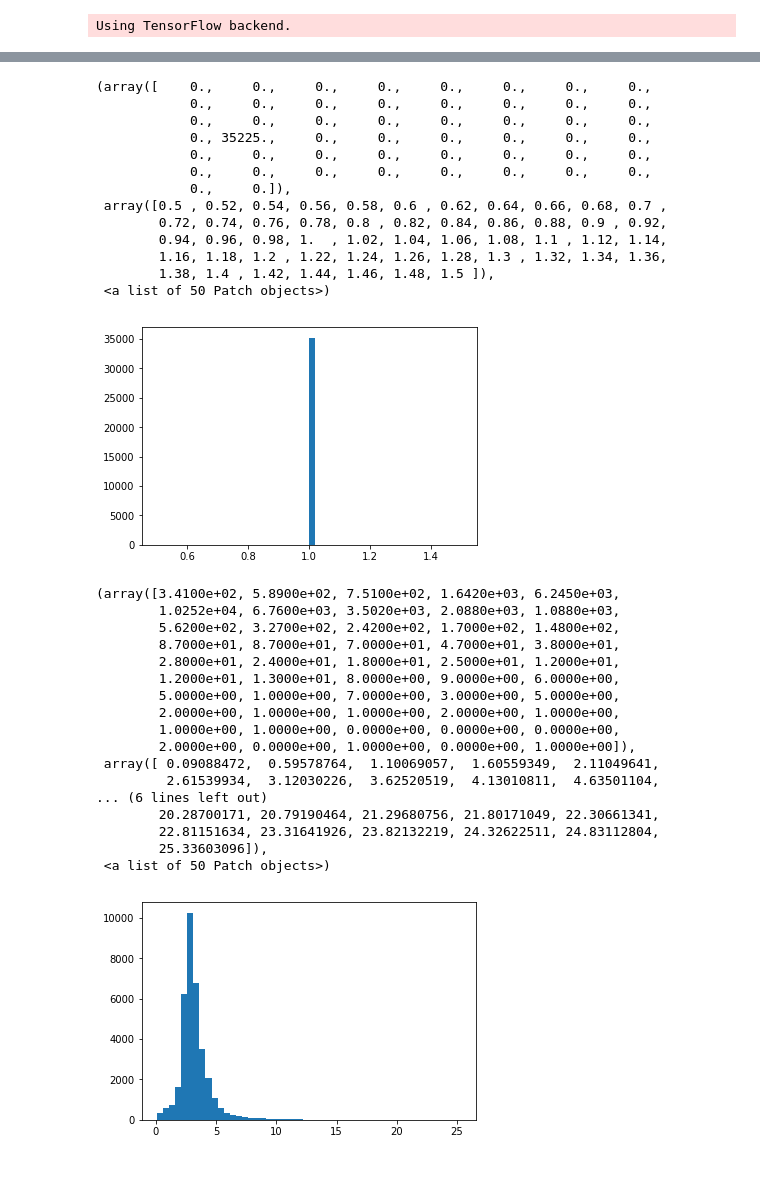
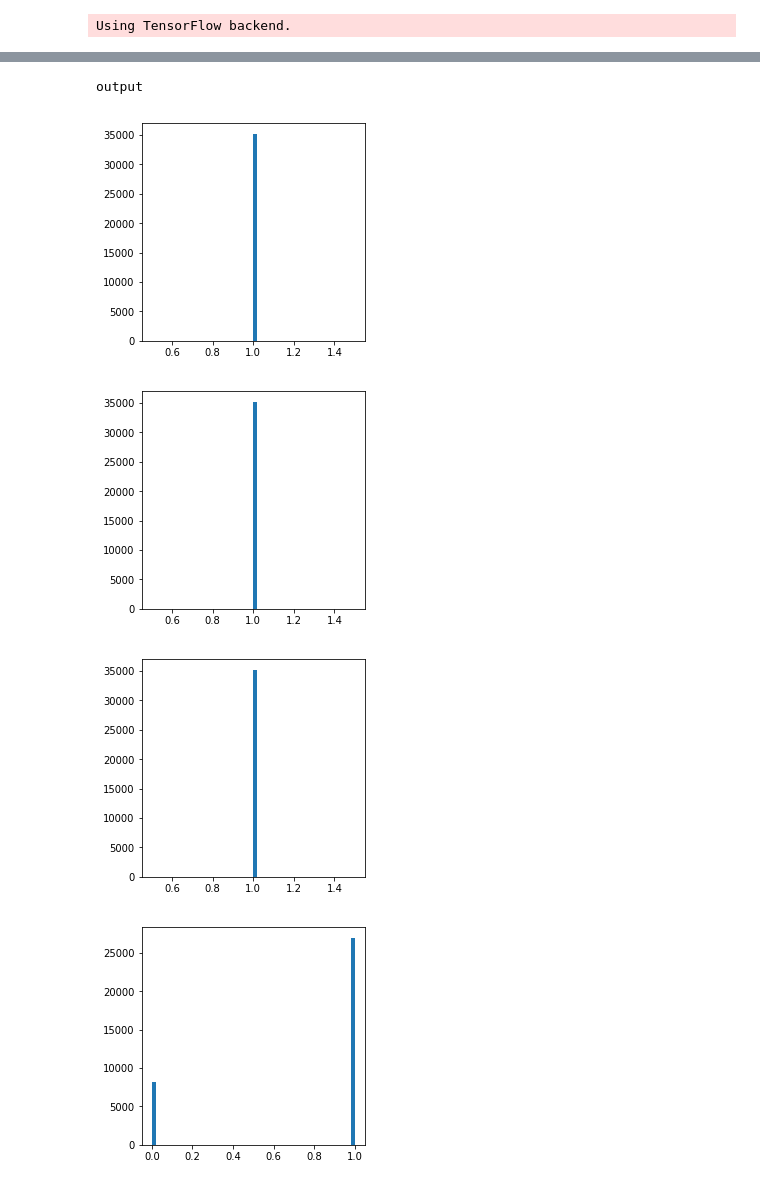
Before and after one commit to amassiro/ML4Anomalies, a Jupyter notebook: VAE/train.py.ipynb, the cells around one changed output, grey strips where cells are left out. Saved outputs shown, nothing was run; the diff lists cells and outputs as text; code cells hidden in the pictures.

```diff
--- a/VAE/train.py.ipynb
+++ b/VAE/train.py.ipynb
@@ -288,0 +352,8 @@ for inode in range(7):
+# %%
+print "2D: reg vs original"
+
+x_reg_test = vae.predict(x_test, batch_size = batch_size)
+
+for inode in range(original_dim):
+  fig = plt.figure(figsize = (4,4))
+  plt.hist2d( x_test[:,inode], x_reg_test[:,inode], bins = 50)
@@ -289,7 +367,8 @@ for inode in range(7):
 # %%
 
+print "input"
 
 for inode in range(original_dim):
-  fig = plt.figure(inode+7, figsize = (3,3))
+  fig = plt.figure(figsize = (3,3))
   plt.hist( x_test[:,inode], bins = 50)
 # %% [output]
@@ -371,38 +381,12 @@ plt.hist2d( x_test[:,0], x_reg_test[:,0], bins = 50)
-# %%
-plt.hist( x_reg_test[:,0], bins = 50)
-# %% [output]
-(array([    0.,     0.,     0.,     0.,     0.,     0.,     0.,     0.,
-            0.,     0.,     0.,     0.,     0.,     0.,     0.,     0.,
-            0.,     0.,     0.,     0.,     0.,     0.,     0.,     0.,
-            0., 35225.,     0.,     0.,     0.,     0.,     0.,     0.,
-            0.,     0.,     0.,     0.,     0.,     0.,     0.,     0.,
-            0.,     0.,     0.,     0.,     0.,     0.,     0.,     0.,
-            0.,     0.]),
- array([0.5 , 0.52, 0.54, 0.56, 0.58, 0.6 , 0.62, 0.64, 0.66, 0.68, 0.7 ,
-        0.72, 0.74, 0.76, 0.78, 0.8 , 0.82, 0.84, 0.86, 0.88, 0.9 , 0.92,
-        0.94, 0.96, 0.98, 1.  , 1.02, 1.04, 1.06, 1.08, 1.1 , 1.12, 1.14,
-        1.16, 1.18, 1.2 , 1.22, 1.24, 1.26, 1.28, 1.3 , 1.32, 1.34, 1.36,
-        1.38, 1.4 , 1.42, 1.44, 1.46, 1.48, 1.5 ]),
- <a list of 50 Patch objects>)
-[figure, removed]
-# %%
-plt.hist( x_test[:,0], bins = 50)
-# %% [output]
-(array([3.4100e+02, 5.8900e+02, 7.5100e+02, 1.6420e+03, 6.2450e+03,
-        1.0252e+04, 6.7600e+03, 3.5020e+03, 2.0880e+03, 1.0880e+03,
-        5.6200e+02, 3.2700e+02, 2.4200e+02, 1.7000e+02, 1.4800e+02,
-        8.7000e+01, 8.7000e+01, 7.0000e+01, 4.7000e+01, 3.8000e+01,
-        2.8000e+01, 2.4000e+01, 1.8000e+01, 2.5000e+01, 1.2000e+01,
-        1.2000e+01, 1.3000e+01, 8.0000e+00, 9.0000e+00, 6.0000e+00,
-        5.0000e+00, 1.0000e+00, 7.0000e+00, 3.0000e+00, 5.0000e+00,
-        2.0000e+00, 1.0000e+00, 1.0000e+00, 2.0000e+00, 1.0000e+00,
-        1.0000e+00, 1.0000e+00, 0.0000e+00, 0.0000e+00, 0.0000e+00,
-        2.0000e+00, 0.0000e+00, 1.0000e+00, 0.0000e+00, 1.0000e+00]),
- array([ 0.09088472,  0.59578764,  1.10069057,  1.60559349,  2.11049641,
-         2.61539934,  3.12030226,  3.62520519,  4.13010811,  4.63501104,
-... (6 lines left out)
-        20.28700171, 20.79190464, 21.29680756, 21.80171049, 22.30661341,
-        22.81151634, 23.31641926, 23.82132219, 24.32622511, 24.83112804,
-        25.33603096]),
- <a list of 50 Patch objects>)
-[figure, removed]
+# %%
+print "output"
+
+for inode in range(original_dim):
+   fig = plt.figure(figsize = (4,4))
+   plt.hist( x_reg_test[:,inode], bins = 50)
+# %% [output]
+output
+[figure, added]
+[figure, added]
+[figure, added]
+[figure, added]
```
Also changed, not shown: parts of 16 cells of this notebook.
